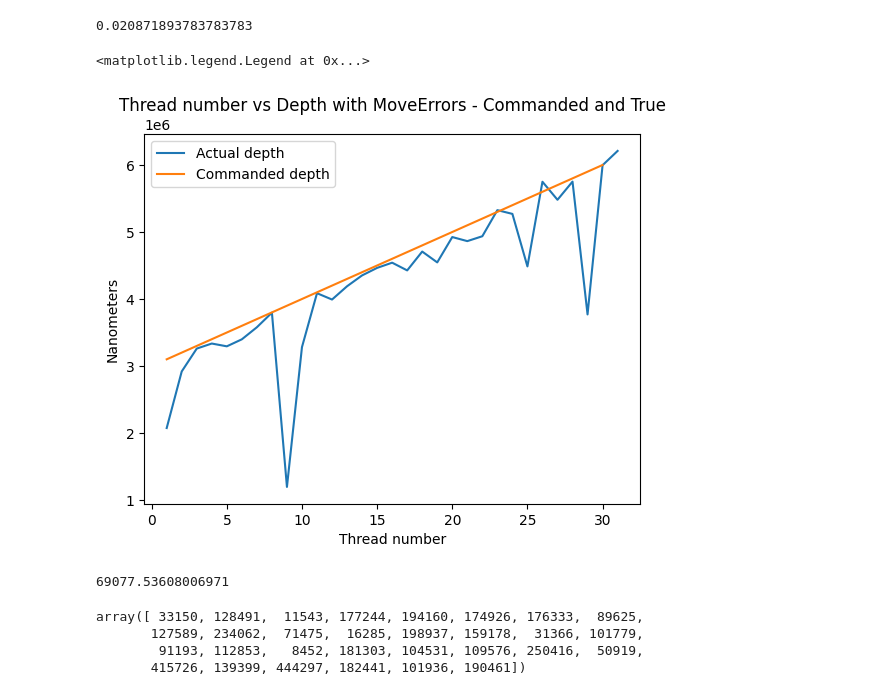
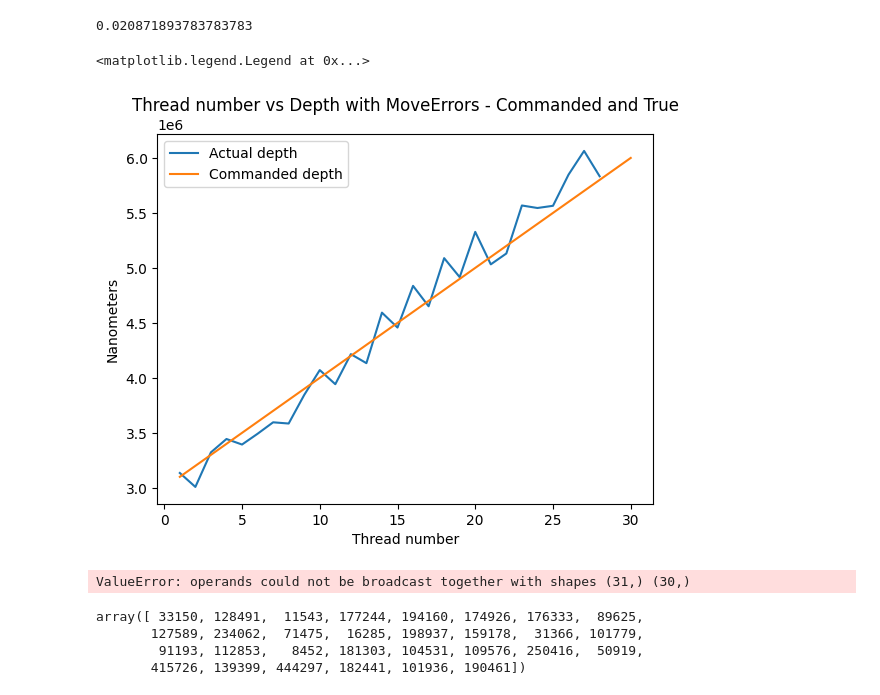
Before and after one commit to abhatia1205/neural-ink-interview-2, a Jupyter notebook: motion_exploration.ipynb, the cells around one changed output. Saved outputs shown, nothing was run; the diff lists cells and outputs as text; code cells hidden in the pictures.

Commit message:
Fixed move errors test

```diff
--- a/motion_exploration.ipynb
+++ b/motion_exploration.ipynb
@@ -265,39 +265,43 @@ y_values = [2533044, 2669613, 2851318, 2956940, 2979375, 3078652, 3096710, 33264
 y_values= [2623297, 2723963, 2864959, 2914945, 2991653, 3085486, 3161942, 3266009, 3383881, 3429101, 3585194, 3609330, 3758752, 3835060, 3879773, 3956010, 4126538, 4150160, 4229879, 4341022, 4413744, 4552823, 4639505, 4712158, 4774589, 4902991, 4955104, 5097393, 5198038, 5288980]
 
 y_values = [2972920, 3212212, 3325288, 3235111, 3535178, 3546552, 3366469, 3831267, 3716126, 3914431, 4072173, 4026745, 4232727, 4417164, 4680686, 4555329, 4635470, 4988740, 4898330, 5134241, 5130087, 5040188, 5179550, 5644429, 5614310, 5829713, 5443127, 5659920, 6246566, 5854921,]
 
 y_values = [3133150, 3328491, 3288457, 3222756, 3694160, 3425074, 3523667, 3710375, 4027589, 3765938, 4028525, 4216285, 4498937, 4240822, 4468634, 4498221, 4608807, 4912853, 4891548, 4818697, 4995469, 5309576, 5550416, 5349081, 5915726, 5739399, 6144297, 5982441, 6001936, 5809539,]
 
 y_values = [2909637, 3153969, 3143652, 3465144, 3412956, 3456803, 3611058, 3568698, 3921097, 4013965, 4093475, 4242971, 4173028, 4494966, 4486035, 4365319, 4849535, 4880646, 4982019, 4956244, 4986825, 4922844, 5382902, 5535663, 5364073, 5618919, 5607487, 5771437, 5973979, 6041238]
 
 y_values = [2962096, 2989098, 3206437, 3092651, 3318044, 3526116, 3573620, 3523832, 3916679, 3911574, 4077769, 4191794, 4422181, 4441397, 4437269, 4285824, 4718357, 4811822, 4865246, 5153880, 5053809, 5116712, 5278586, 5626226, 5562850, 5484605, 5933592, 5905660, 6022388, 6208704]
 
-y_values = [2074478, 2919039, 3260355, 3335469, 3293855, 3398497, 3578500, 3796050, 1195803, 3282164, 4086599, 3992027, 4190193, 4352345, 4464521, 4541969, 4426753, 4707812, 4546284, 4924594, 4863750, 4936634, 5326156, 5269929, 4486330, 5749646, 5480588, 5751853, 3769764, 5996678, 6209755]
+y_values = [3022280, 1370523, 3126221, 3197949, 3356625, 3449513, 3510225, 3599184, 2391356, 3794064, 3791692, 4096735, 4281150, 1151301, 4471644, 4641924, 4497066, 4660389, 2079965, 4853382, 4928169, 3677880, 5092875, 5435962, 5225440, 803766, 5656691, 3436130, 2026034, 5770901, 5719168, 5863828, 5923698, 5908481,]
+
+y_values = [2954623, 2897846, 1202760, 2210866, 3406180, 3472601, 3579895, 3750961, 3717584, 3994711, 3859092, 4001123, 4120799, 4379614, 4610950, 4567548, 4647850, 1860883, 4802114, 4903949, 4870070, 4803793, 5220658, 5035627, 5495619, 5566774, 5106027, 5796369, 5903694, 5720046, 5834790, 4697171,]
+
+y_values = [3135173, 3008352, 3322741, 3444139, 3393810, 3491624, 3595884, 3584796, 3844715, 4070740, 3942438, 4215683, 4133678, 4593060, 4457475, 4836699, 4650952, 5088636, 4915651, 5327409, 5032253, 5130905, 5567493, 5544641, 5564661, 5847991, 6063642, 5832957]
 
 y_true = [
                                                         3_100_000, 3_200_000, 3_300_000, 3_400_000, 3_500_000,
                                                         3_600_000, 3_700_000, 3_800_000, 3_900_000, 4_000_000,
                                                         4_100_000, 4_200_000, 4_300_000, 4_400_000, 4_500_000,
                                                         4_600_000, 4_700_000, 4_800_000, 4_900_000, 5_000_000,
                                                         5_100_000, 5_200_000, 5_300_000, 5_400_000, 5_500_000,
                                                         5_600_000, 5_700_000, 5_800_000, 5_900_000, 6_000_000]
 
 # Generating corresponding x-values (1 to 23)
 x_values = list(range(1, len(y_values) + 1))
 
 plt.plot(x_values, y_values, label="Actual depth")
 plt.plot(list(range(1, len(y_true) + 1)), y_true, label="Commanded depth")
 plt.xlabel("Thread number")
 plt.ylabel("Nanometers")
 plt.title("Thread number vs Depth with MoveErrors - Commanded and True")
 plt.legend()
 # %% [output]
 <matplotlib.legend.Legend at 0x...>
-[figure, old version]
+[figure, new version]
 # %%
 np.abs((np.array(y_values) - np.array(y_true))).std()
 # %% [output]
-69077.53608006971
+ValueError: operands could not be broadcast together with shapes (31,) (30,)
 # %%
 np.abs((np.array(y_values) - np.array(y_true)))
 # %% [output]
```
Also changed, not shown: parts of 3 cells of this notebook, 4 other files.
